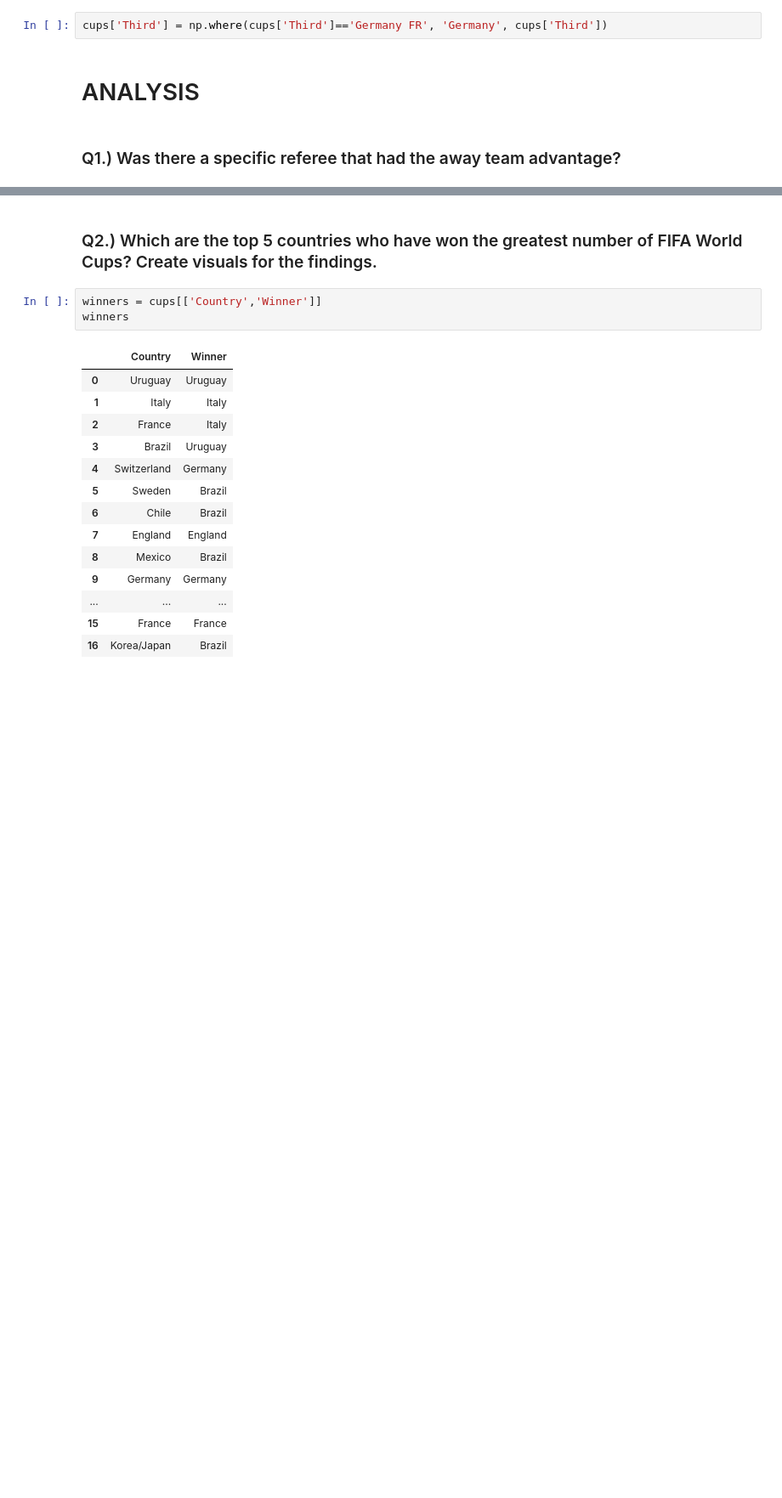
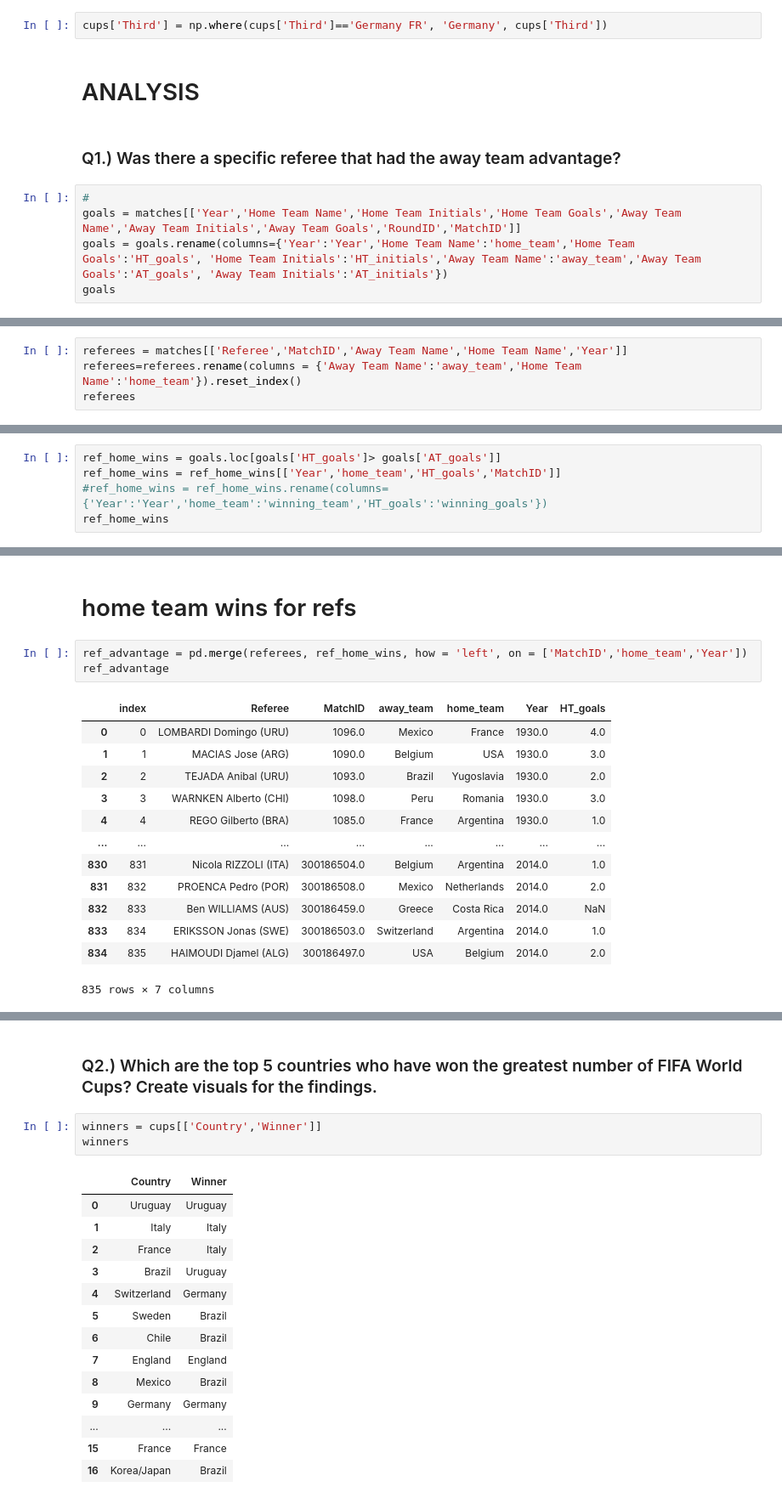
Before and after one commit to katieclayy/World-Cup-Matches-Analysis, a Jupyter notebook: notebook/WorldCupAnalysis.ipynb, the cells around one changed output, grey strips where cells are left out. Shown: that part at 85% size. Saved outputs shown, nothing was run; the diff lists cells and outputs as text; blank space fills up the shorter version.

```diff
--- a/notebook/WorldCupAnalysis.ipynb
+++ b/notebook/WorldCupAnalysis.ipynb
@@ -375,3 +375,8 @@ cups['Third'] = np.where(cups['Third']=='Germany FR', 'Germany', cups['Third'])
 # ANALYSIS
 # %% [markdown]
 ### Q1.) Was there a specific referee that had the away team advantage?
+# %%
+#
+goals = matches[['Year','Home Team Name','Home Team Initials','Home Team Goals','Away Team Name','Away Team Initials','Away Team Goals','RoundID','MatchID']]
+goals = goals.rename(columns={'Year':'Year','Home Team Name':'home_team','Home Team Goals':'HT_goals', 'Home Team Initials':'HT_initials','Away Team Name':'away_team','Away Team Goals':'AT_goals', 'Away Team Initials':'AT_initials'})
+goals
@@ -377,0 +397,4 @@ cups['Third'] = np.where(cups['Third']=='Germany FR', 'Germany', cups['Third'])
+# %%
+referees = matches[['Referee','MatchID','Away Team Name','Home Team Name','Year']]
+referees=referees.rename(columns = {'Away Team Name':'away_team','Home Team Name':'home_team'}).reset_index()
+referees
@@ -377,0 +417,5 @@ cups['Third'] = np.where(cups['Third']=='Germany FR', 'Germany', cups['Third'])
+# %%
+ref_home_wins = goals.loc[goals['HT_goals']> goals['AT_goals']]
+ref_home_wins = ref_home_wins[['Year','home_team','HT_goals','MatchID']]
+#ref_home_wins = ref_home_wins.rename(columns={'Year':'Year','home_team':'winning_team','HT_goals':'winning_goals'})
+ref_home_wins
@@ -377,0 +455,19 @@ cups['Third'] = np.where(cups['Third']=='Germany FR', 'Germany', cups['Third'])
+# %% [markdown]
+# home team wins for refs
+# %%
+ref_advantage = pd.merge(referees, ref_home_wins, how = 'left', on = ['MatchID','home_team','Year'])
+ref_advantage
+# %% [output]
+|  | index | Referee | MatchID | away_team | home_team | Year | HT_goals |
+| 0 | 0 | LOMBARDI Domingo (URU) | 1096.0 | Mexico | France | 1930.0 | 4.0 |
+| 1 | 1 | MACIAS Jose (ARG) | 1090.0 | Belgium | USA | 1930.0 | 3.0 |
+| 2 | 2 | TEJADA Anibal (URU) | 1093.0 | Brazil | Yugoslavia | 1930.0 | 2.0 |
+| 3 | 3 | WARNKEN Alberto (CHI) | 1098.0 | Peru | Romania | 1930.0 | 3.0 |
+| 4 | 4 | REGO Gilberto (BRA) | 1085.0 | France | Argentina | 1930.0 | 1.0 |
+| ... | ... | ... | ... | ... | ... | ... | ... |
+| 830 | 831 | Nicola RIZZOLI (ITA) | 300186504.0 | Belgium | Argentina | 2014.0 | 1.0 |
+| 831 | 832 | PROENCA Pedro (POR) | 300186508.0 | Mexico | Netherlands | 2014.0 | 2.0 |
+| 832 | 833 | Ben WILLIAMS (AUS) | 300186459.0 | Greece | Costa Rica | 2014.0 | NaN |
+| 833 | 834 | ERIKSSON Jonas (SWE) | 300186503.0 | Switzerland | Argentina | 2014.0 | 1.0 |
+| 834 | 835 | HAIMOUDI Djamel (ALG) | 300186497.0 | USA | Belgium | 2014.0 | 2.0 |
+835 rows × 7 columns
```
Also changed, not shown: parts of 29 cells of this notebook, 1 other file.
